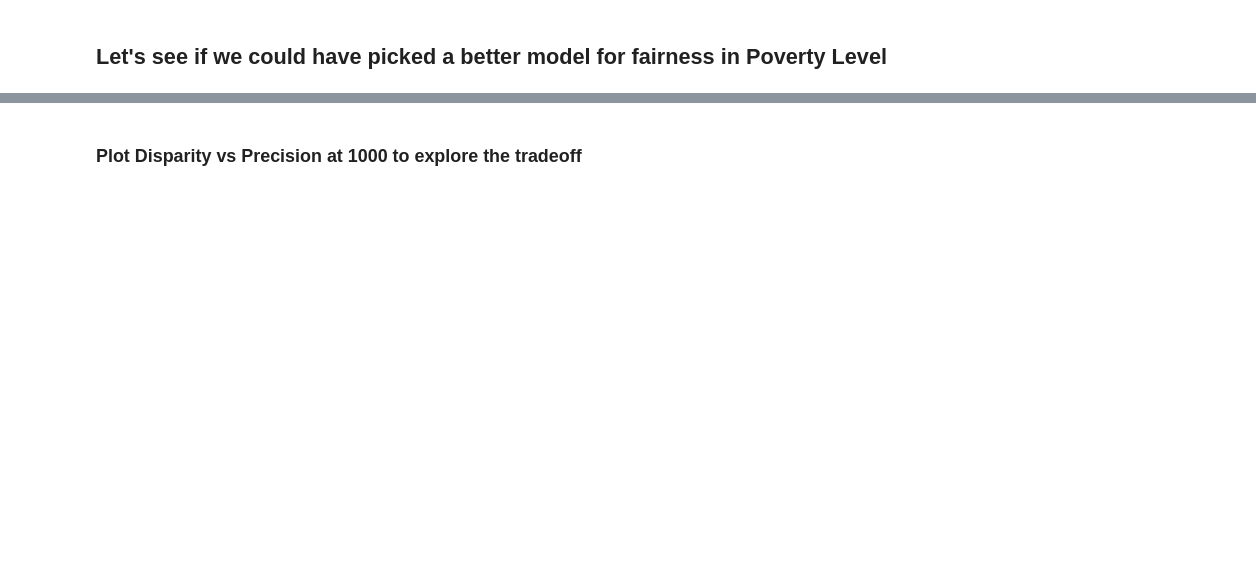
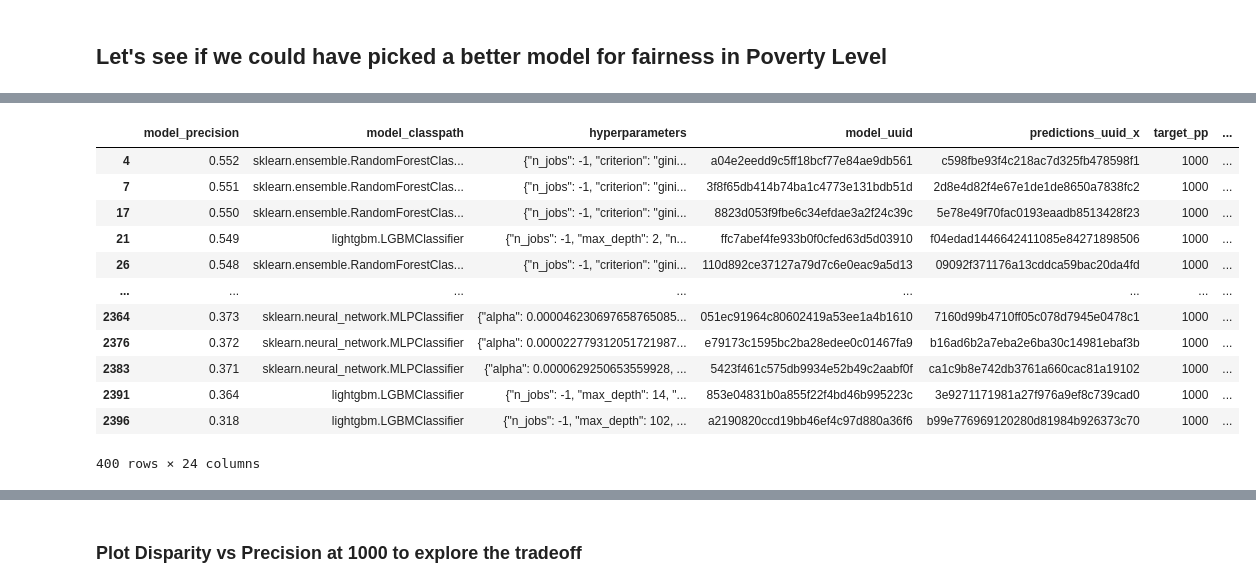
Before and after one commit to dssg/fairness_tutorial, a Jupyter notebook: notebooks/model_selection.ipynb, the cells around one changed output, grey strips where cells are left out. Drawn from its saved outputs; the diff is of its cells as text; code cells hidden in the pictures; blank space fills up the shorter version.

```diff
--- a/notebooks/model_selection.ipynb
+++ b/notebooks/model_selection.ipynb
@@ -105,3 +126,24 @@ poverty_tpr_disparity_df = aequitas_df[aequitas_df['attribute_name']=='poverty_l
+# %%
+poverty_disparity_df = aequitas_df[aequitas_df['attribute_value']=='highest'].copy()
+metric = 'tpr'
+disparity_metric = metric + '_disparity'
+poverty_disparity_df[disparity_metric]= poverty_disparity_df.apply(lambda x: 1/x[disparity_metric] , axis=1)
+
+scatter1.sort_values('model_precision', ascending=False)
+# %% [output]
+|  | model_precision | model_classpath | hyperparameters | model_uuid | predictions_uuid_x | target_pp | ... |
+| 4 | 0.552 | sklearn.ensemble.RandomForestClas... | {"n_jobs": -1, "criterion": "gini... | a04e2eedd9c5ff18bcf77e84ae9db561 | c598fbe93f4c218ac7d325fb478598f1 | 1000 | ... |
+| 7 | 0.551 | sklearn.ensemble.RandomForestClas... | {"n_jobs": -1, "criterion": "gini... | 3f8f65db414b74ba1c4773e131bdb51d | 2d8e4d82f4e67e1de1de8650a7838fc2 | 1000 | ... |
+| 17 | 0.550 | sklearn.ensemble.RandomForestClas... | {"n_jobs": -1, "criterion": "gini... | 8823d053f9fbe6c34efdae3a2f24c39c | 5e78e49f70fac0193eaadb8513428f23 | 1000 | ... |
+| 21 | 0.549 | lightgbm.LGBMClassifier | {"n_jobs": -1, "max_depth": 2, "n... | ffc7abef4fe933b0f0cfed63d5d03910 | f04edad1446642411085e84271898506 | 1000 | ... |
+| 26 | 0.548 | sklearn.ensemble.RandomForestClas... | {"n_jobs": -1, "criterion": "gini... | 110d892ce37127a79d7c6e0eac9a5d13 | 09092f371176a13cddca59bac20da4fd | 1000 | ... |
+| ... | ... | ... | ... | ... | ... | ... | ... |
+| 2364 | 0.373 | sklearn.neural_network.MLPClassifier | {"alpha": 0.000046230697658765085... | 051ec91964c80602419a53ee1a4b1610 | 7160d99b4710ff05c078d7945e0478c1 | 1000 | ... |
+| 2376 | 0.372 | sklearn.neural_network.MLPClassifier | {"alpha": 0.000022779312051721987... | e79173c1595bc2ba28edee0c01467fa9 | b16ad6b2a7eba2e6ba30c14981ebaf3b | 1000 | ... |
+| 2383 | 0.371 | sklearn.neural_network.MLPClassifier | {"alpha": 0.0000629250653559928, ... | 5423f461c575db9934e52b49c2aabf0f | ca1c9b8e742db3761a660cac81a19102 | 1000 | ... |
+| 2391 | 0.364 | lightgbm.LGBMClassifier | {"n_jobs": -1, "max_depth": 14, "... | 853e04831b0a855f22f4bd46b995223c | 3e9271171981a27f976a9ef8c739cad0 | 1000 | ... |
+| 2396 | 0.318 | lightgbm.LGBMClassifier | {"n_jobs": -1, "max_depth": 102, ... | a2190820ccd19bb46ef4c97d880a36f6 | b99e776969120280d81984b926373c70 | 1000 | ... |
+400 rows × 24 columns
 # %%
 poverty_tpr_disparity_df.head()
 # %% [output]
```
Also changed, not shown: parts of 19 cells of this notebook, 1 other file.
